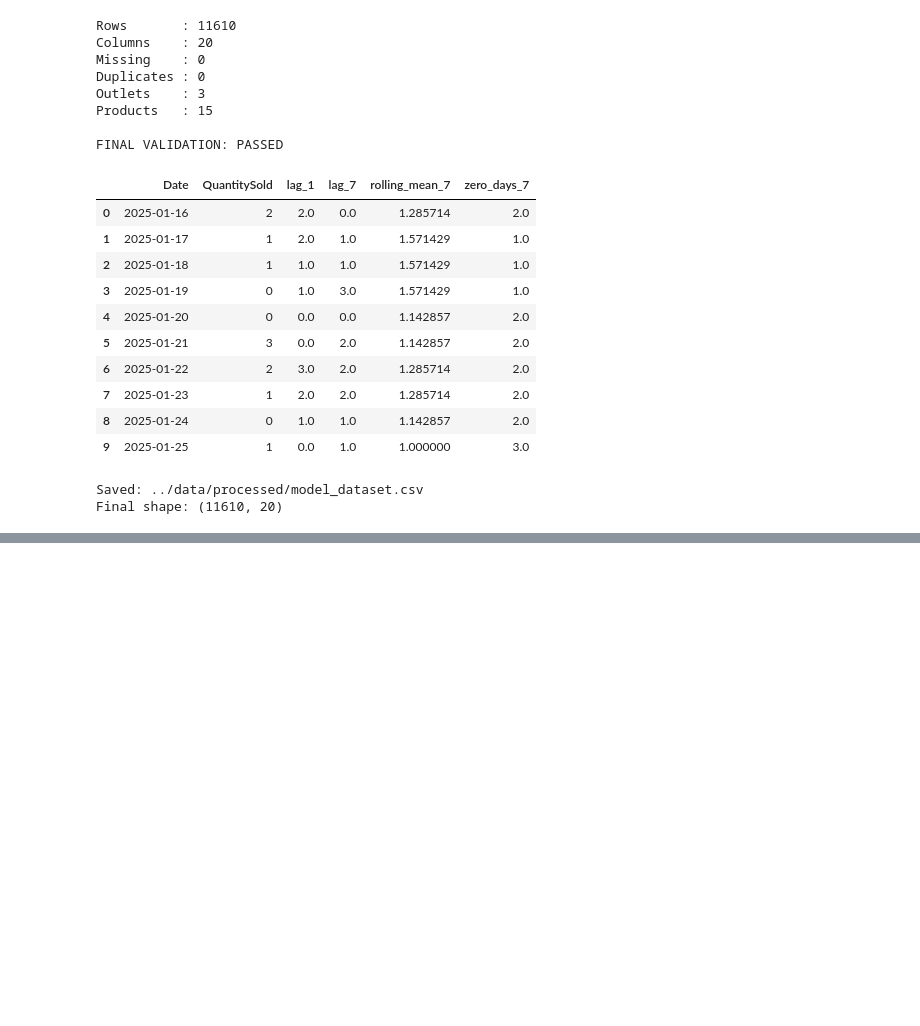
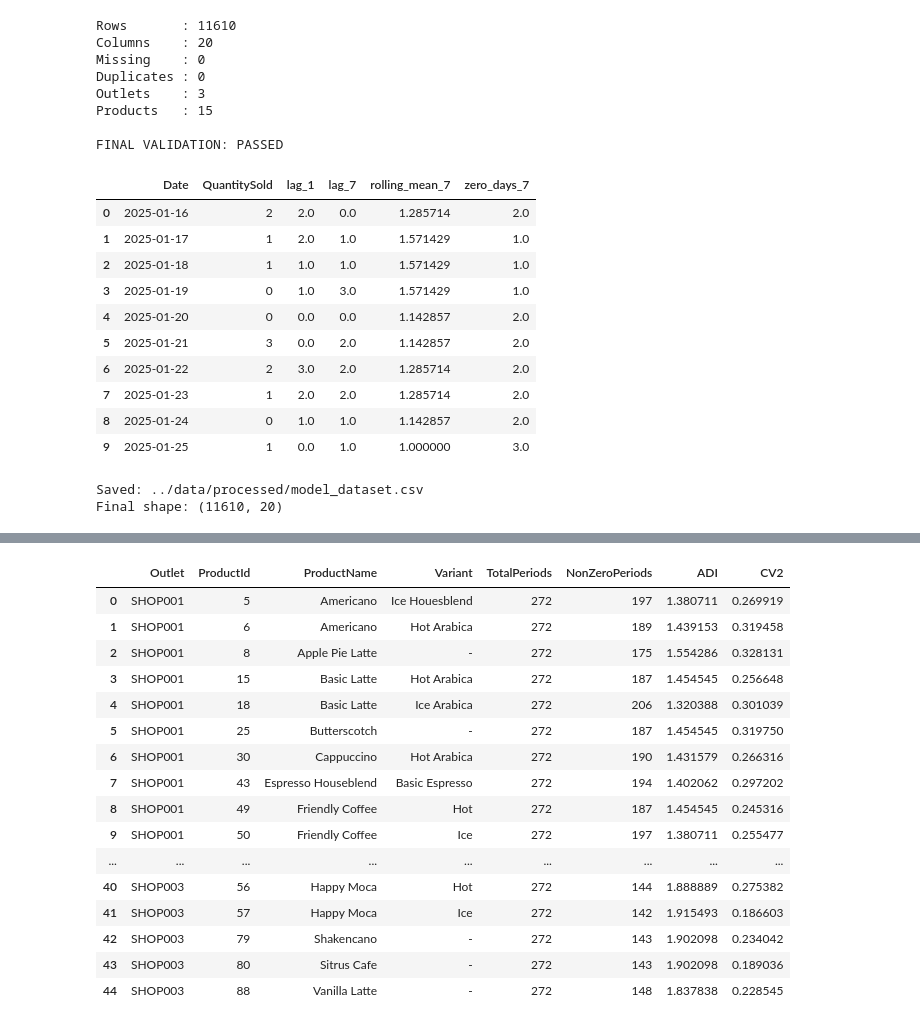
Before and after one commit to Verenadarsy/suplyze_ai, a Jupyter notebook: notebooks/02_feature_engineering.ipynb, the cells around one changed output, grey strips where cells are left out. Cells and saved outputs as stored; diff of their text form; code cells hidden in the pictures; blank space fills up the shorter version.

Commit message:
feat: finalize full catalog SBA forecasting

```diff
--- a/notebooks/02_feature_engineering.ipynb
+++ b/notebooks/02_feature_engineering.ipynb
@@ -295,3 +295,17 @@ print("Final shape:", model_df.shape)
 # %% [output]
 Saved: ../data/processed/model_dataset.csv
 Final shape: (11610, 20)
+# %%
+# Load zero-filled panel
+df = pd.read_csv(
+    "../data/processed/forecast_dataset.csv"
+)
+
+df["Date"] = pd.to_datetime(df["Date"])
+
+df = df.sort_values(
+    ["Outlet", "ProductId", "Date"]
+).reset_index(drop=True)
+
+print(df.shape)
+display(df.head())
@@ -297,0 +320,83 @@ Final shape: (11610, 20)
+# %%
+# ============================================================
+# DEMAND PATTERN CLASSIFICATION — ADI & CV²
+# ============================================================
+
+demand_patterns = []
+
+for (outlet, product_id), group in df.groupby(
+    ["Outlet", "ProductId"]
+):
+
+    group = group.sort_values("Date")
+
+    total_periods = len(group)
+
+    # Ambil hanya hari ketika benar-benar ada penjualan
+    positive_demand = group.loc[
+        group["QuantitySold"] > 0,
+        "QuantitySold"
+    ]
+
+    nonzero_periods = len(positive_demand)
+
+    # -----------------------------
+    # ADI
+    # -----------------------------
+    if nonzero_periods > 0:
+        adi = total_periods / nonzero_periods
+    else:
+        adi = np.nan
+
+    # -----------------------------
+    # CV²
+    # -----------------------------
+    if nonzero_periods > 1:
+        mean_demand = positive_demand.mean()
+        std_demand = positive_demand.std(ddof=1)
+
+        cv_squared = (
+            std_demand / mean_demand
+        ) ** 2
+    else:
+        cv_squared = np.nan
+
+    # Metadata
+    product_name = group["ProductName"].iloc[0]
+    variant = group["Variant"].iloc[0]
+
+    demand_patterns.append({
+        "Outlet": outlet,
+        "ProductId": product_id,
+        "ProductName": product_name,
+        "Variant": variant,
+        "TotalPeriods": total_periods,
+        "NonZeroPeriods": nonzero_periods,
+        "ADI": adi,
+        "CV2": cv_squared
+    })
+
+demand_pattern_df = pd.DataFrame(demand_patterns)
+
+display(
+    demand_pattern_df
+    .sort_values(["Outlet", "ProductId"])
+)
+# %% [output]
+|  | Outlet | ProductId | ProductName | Variant | TotalPeriods | NonZeroPeriods | ADI | CV2 |
+| 0 | SHOP001 | 5 | Americano | Ice Houesblend | 272 | 197 | 1.380711 | 0.269919 |
+| 1 | SHOP001 | 6 | Americano | Hot Arabica | 272 | 189 | 1.439153 | 0.319458 |
+| 2 | SHOP001 | 8 | Apple Pie Latte | - | 272 | 175 | 1.554286 | 0.328131 |
+| 3 | SHOP001 | 15 | Basic Latte | Hot Arabica | 272 | 187 | 1.454545 | 0.256648 |
+| 4 | SHOP001 | 18 | Basic Latte | Ice Arabica | 272 | 206 | 1.320388 | 0.301039 |
+| 5 | SHOP001 | 25 | Butterscotch | - | 272 | 187 | 1.454545 | 0.319750 |
+| 6 | SHOP001 | 30 | Cappuccino | Hot Arabica | 272 | 190 | 1.431579 | 0.266316 |
+| 7 | SHOP001 | 43 | Espresso Houseblend | Basic Espresso | 272 | 194 | 1.402062 | 0.297202 |
+| 8 | SHOP001 | 49 | Friendly Coffee | Hot | 272 | 187 | 1.454545 | 0.245316 |
+| 9 | SHOP001 | 50 | Friendly Coffee | Ice | 272 | 197 | 1.380711 | 0.255477 |
+| ... | ... | ... | ... | ... | ... | ... | ... | ... |
+| 40 | SHOP003 | 56 | Happy Moca | Hot | 272 | 144 | 1.888889 | 0.275382 |
+| 41 | SHOP003 | 57 | Happy Moca | Ice | 272 | 142 | 1.915493 | 0.186603 |
+| 42 | SHOP003 | 79 | Shakencano | - | 272 | 143 | 1.902098 | 0.234042 |
+| 43 | SHOP003 | 80 | Sitrus Cafe | - | 272 | 143 | 1.902098 | 0.189036 |
+| 44 | SHOP003 | 88 | Vanilla Latte | - | 272 | 148 | 1.837838 | 0.228545 |
```
Also changed, not shown: parts of 5 cells of this notebook, 13 other files.
